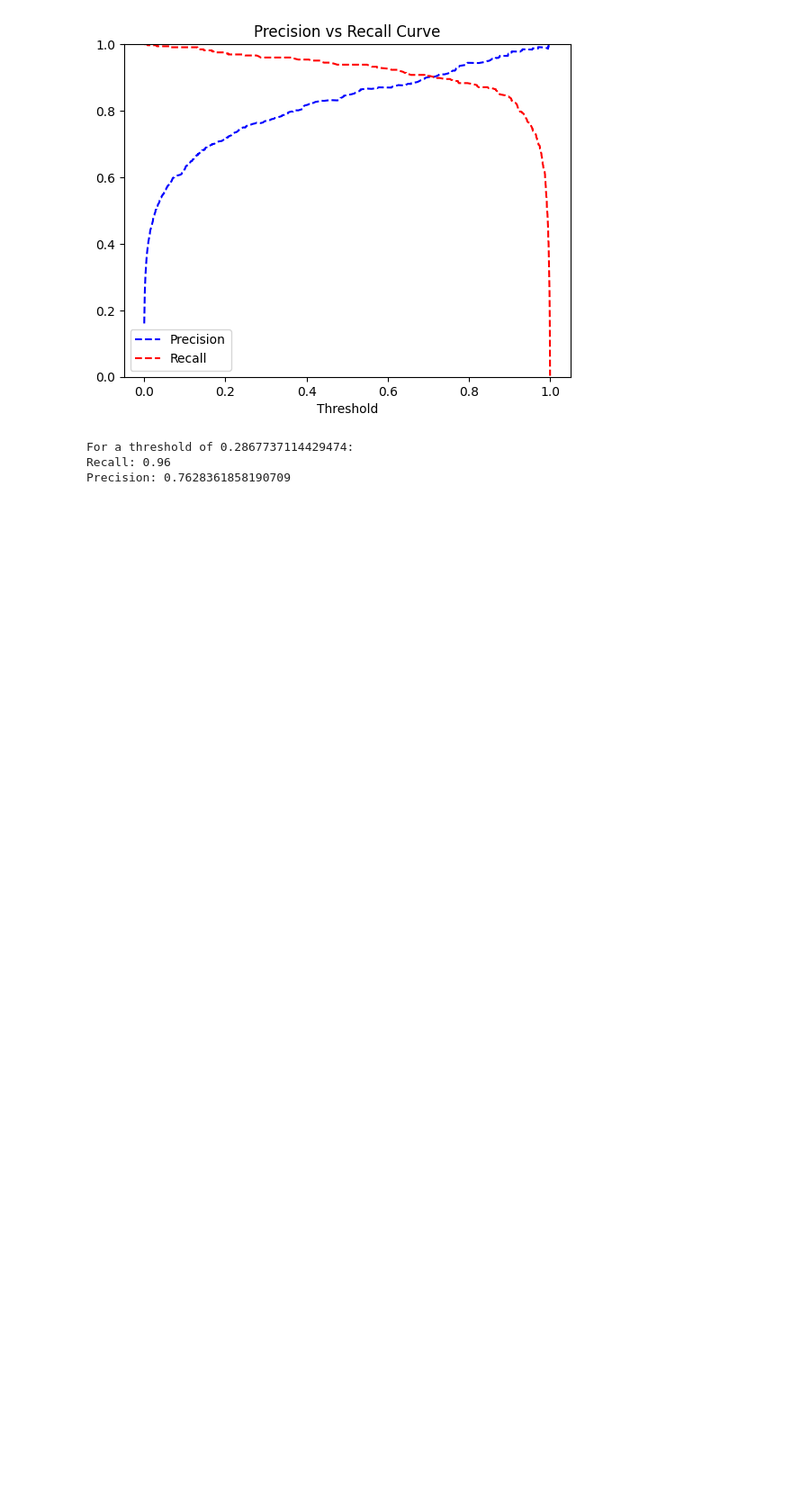
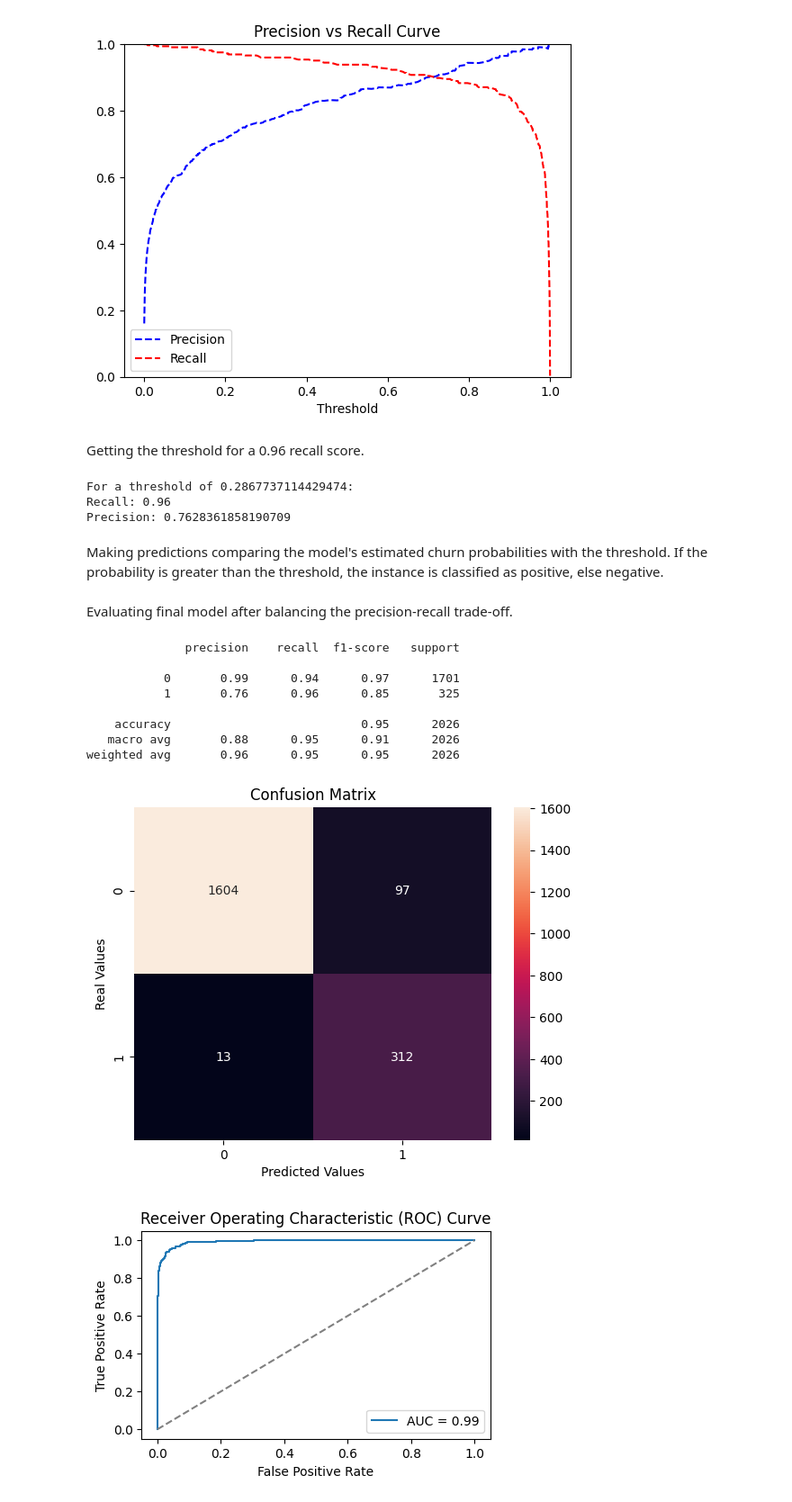
Before and after one commit to allmeidaapedro/Churn-Prediction-Credit-Card, a Jupyter notebook: notebooks/2. Modelling.ipynb, the cells around one changed output. Shown at 90% size. Saved outputs shown, nothing was run; the diff lists cells and outputs as text; code cells hidden in the pictures; blank space fills up the shorter version.

Commit message:
Modelling

```diff
--- a/notebooks/2. Modelling.ipynb
+++ b/notebooks/2. Modelling.ipynb
@@ -434,6 +450,8 @@ predicted_probas = final_xgb_clf.predict_proba(X_test_prepared)
 precision, recall, threshold = precision_vs_recall_curve(y_test, predicted_probas)
 # %% [output]
 [figure]
+# %% [markdown]
+Getting the threshold for a 0.96 recall score.
 # %%
 threshold_precision, threshold_recall, selected_threshold = get_threshold_metrics(precision=precision,
 recall=recall, threshold=threshold,
@@ -442,3 +460,22 @@ target_metric='recall', target_metric_value=0.96)
 For a threshold of 0.2867737114429474:
 Recall: 0.96
 Precision: 0.7628361858190709
+# %% [markdown]
+Making predictions comparing the model's estimated churn probabilities with the threshold. If the probability is greater than the threshold, the instance is classified as positive, else negative.
+# %%
+threshold_predictions = (predicted_probas[:, 1] >= selected_threshold).astype(int)
+# %% [markdown]
+Evaluating final model after balancing the precision-recall trade-off.
+# %%
+evaluate_classifier(y_test, threshold_predictions, predicted_probas[:, 1])
+# %% [output]
+              precision    recall  f1-score   support
+
+           0       0.99      0.94      0.97      1701
+           1       0.76      0.96      0.85       325
+
+    accuracy                           0.95      2026
+   macro avg       0.88      0.95      0.91      2026
+weighted avg       0.96      0.95      0.95      2026
+[figure, added]
+[figure, added]
```
Also changed, not shown: parts of 10 cells of this notebook, 2 other files.
